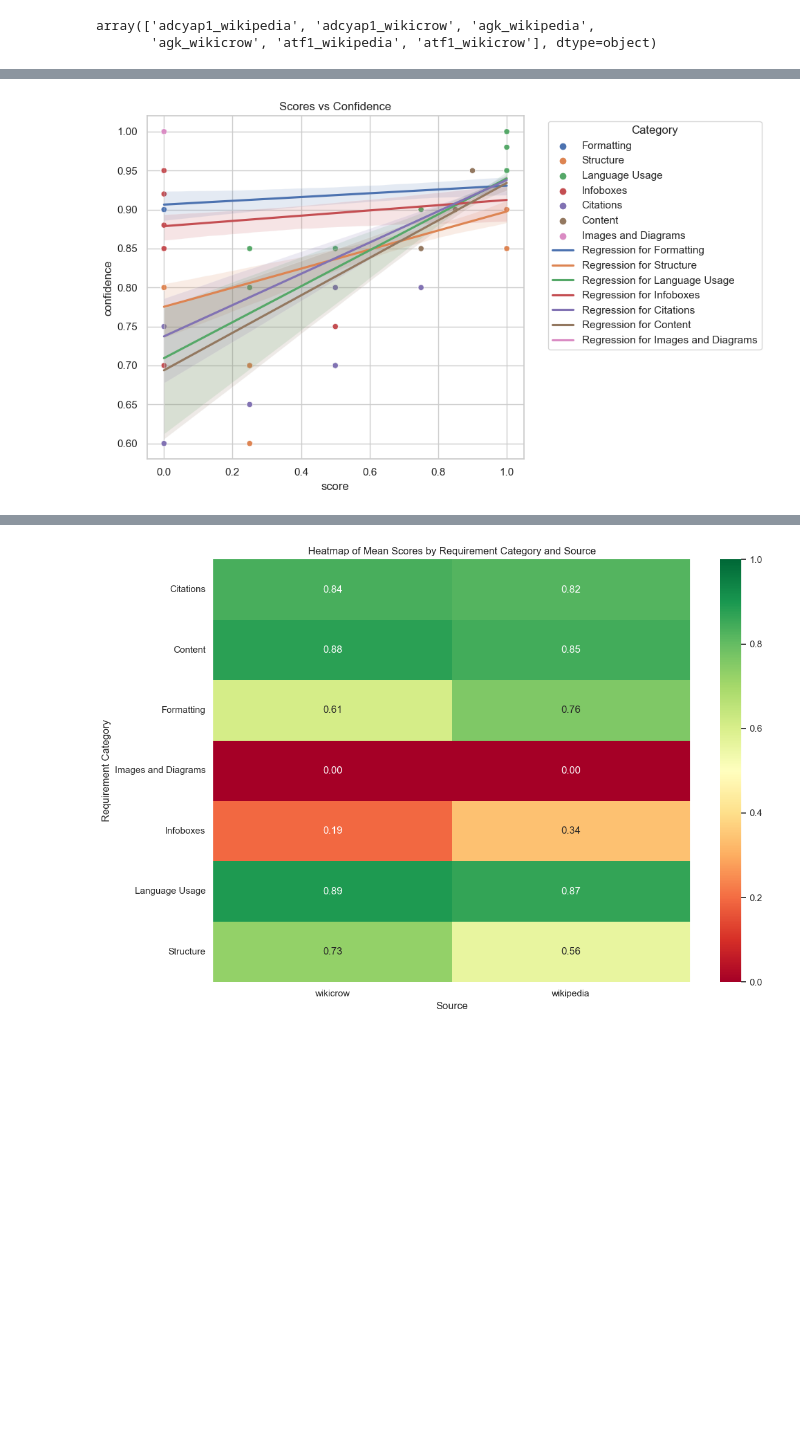
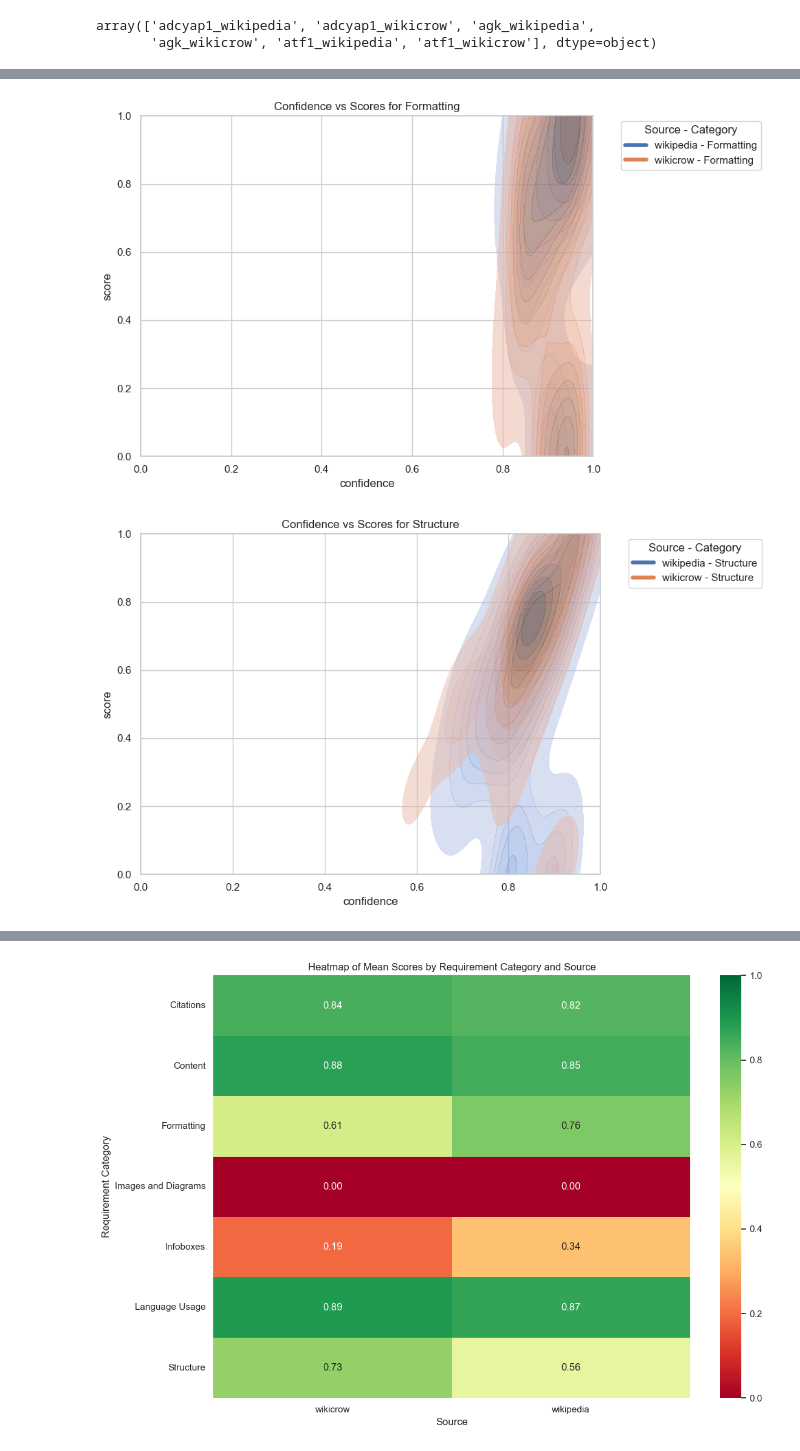
Before and after one commit to mzargham/autoreview-analysis, a Jupyter notebook: analysis.ipynb, the cells around one changed output, grey strips where cells are left out. Saved outputs shown, nothing was run; the diff lists cells and outputs as text; code cells hidden in the pictures; blank space fills up the shorter version.

Commit message:
kdeplots and violins

```diff
--- a/analysis.ipynb
+++ b/analysis.ipynb
@@ -168,28 +168,41 @@ plt.show()
 # %%
-#plot scores against confidence
+#plot confidence against scores
 sns.set_theme(style="whitegrid")
-plt.figure(figsize=(10, 6))
 
 # Use the default color palette
 palette = sns.color_palette()
-color_dict = dict(zip(df['category'].unique(), palette))
+color_dict = dict(zip(df['source'].unique(), palette))
 
-# Scatter plot
-sns.scatterplot(data=df, x='score', y='confidence', hue='category')
+# Loop through each category and create kdeplots for each source
+for category in df['category'].unique():
+    plt.figure(figsize=(10, 6))
 
-# Regression lines
-for category in df['category'].unique():
-    sns.regplot(data=df[df['category'] == category], x='score', y='confidence',
-                scatter=False, label=f'Regression for {category}')
+    legend_elements = []
+    for source in df['source'].unique():
+        data = df_reset[(df_reset['category'] == category) & (df_reset['source'] == source)]
+        sns.kdeplot(data=data,
+                    x='confidence', y='score',
+                    fill=True, alpha=0.5,
+                    label=f"{source} - {category}",
+                    color=color_dict[source],
+                    warn_singular=False)
 
-plt.title('Scores vs Confidence')
+        # Create a custom legend element for each source
+        legend_elements.append(plt.Line2D([0], [0], color=color_dict[source], lw=4, label=f"{source} - {category}"))
 
-# Move legend outside the plot
-plt.legend(title='Category', bbox_to_anchor=(1.05, 1), loc='upper left')
+    plt.title(f'Confidence vs Scores for {category}')
 
-# Adjust layout to prevent cutting off the legend
-plt.tight_layout()
+    # Move legend outside the plot with custom elements
+    plt.legend(handles=legend_elements, title='Source - Category', bbox_to_anchor=(1.05, 1), loc='upper left')
 
-plt.show()
+    # Set x and y axis limits to [0, 1]
+    plt.xlim(0, 1)
+    plt.ylim(0, 1)
+
+    # Adjust layout to prevent cutting off the legend
+    plt.tight_layout()
+
+    plt.show()
 # %% [output]
-[figure, old version]
+[figure, new version]
+[figure, added]
```
Also changed, not shown: parts of 5 cells of this notebook.
